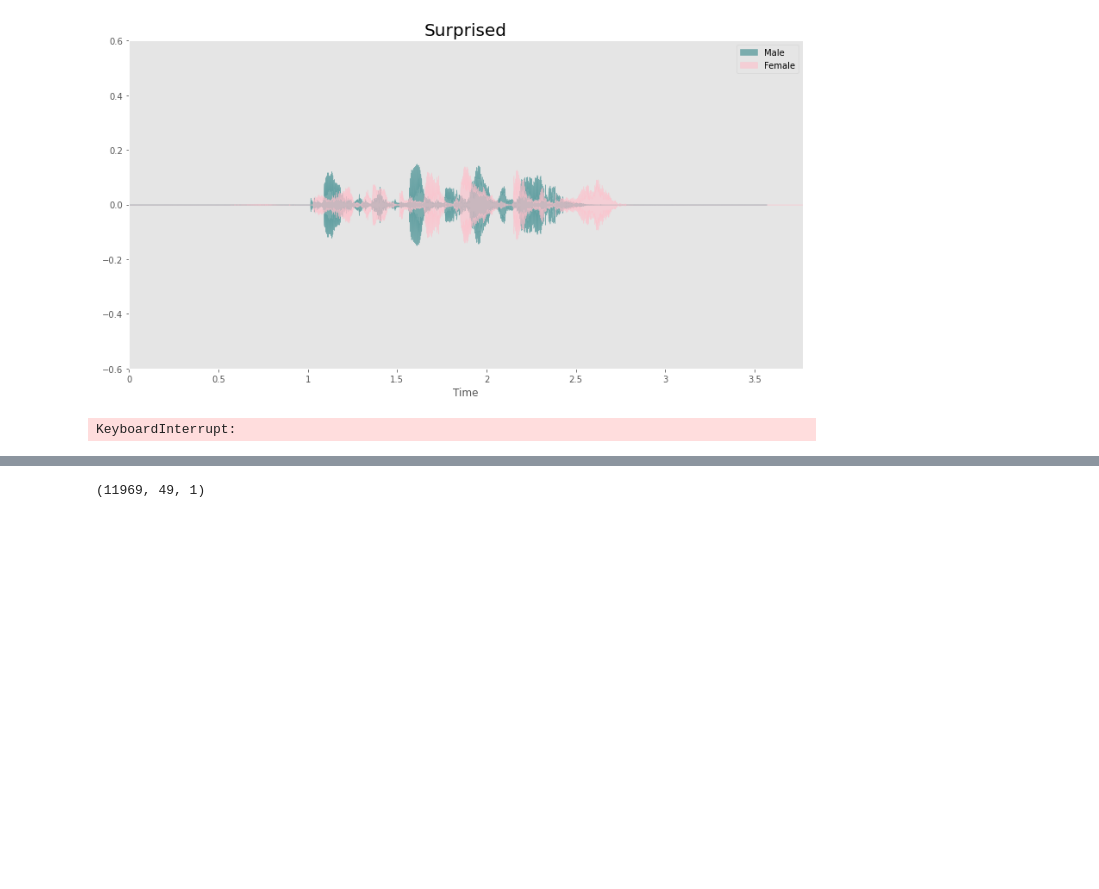
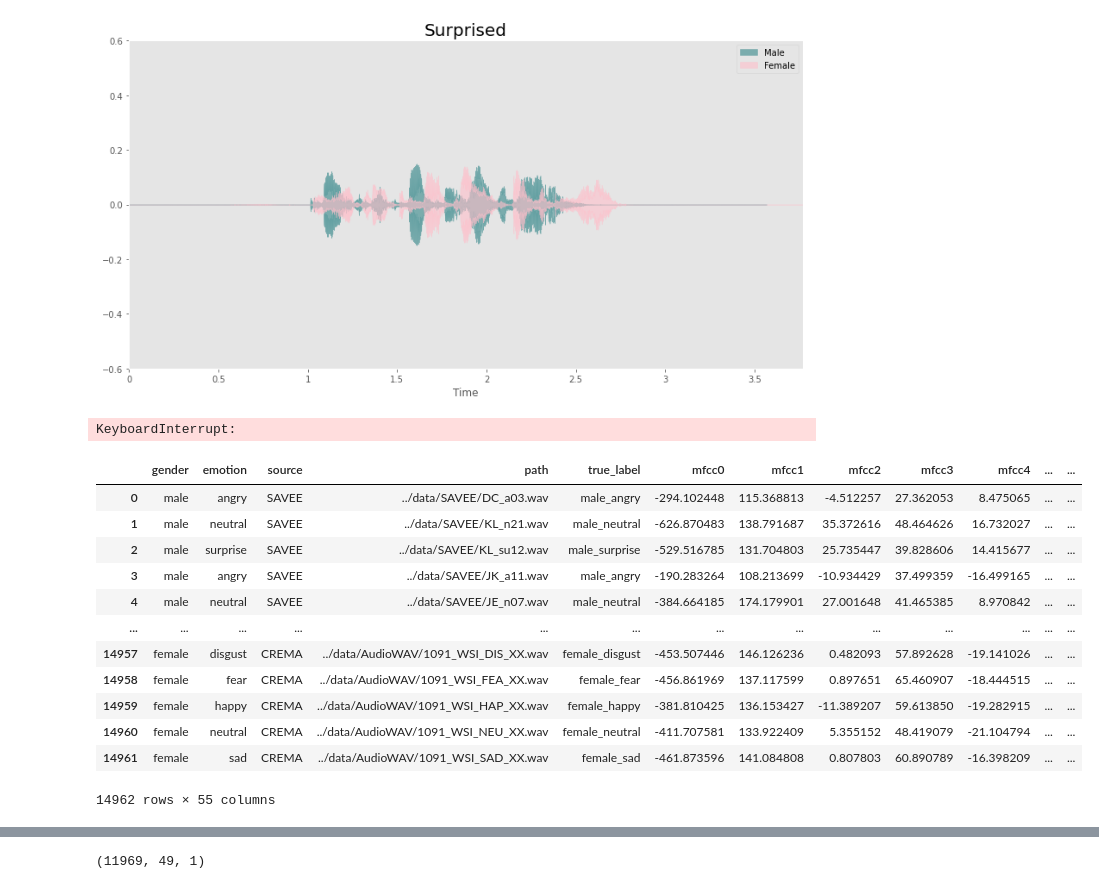
Before and after one commit to ZacharyVillarreal/Predicting-Humans-Affectively, a Jupyter notebook: src/Audio/Audio_Processing.ipynb, the cells around one changed output, grey strips where cells are left out. Drawn from its saved outputs; the diff is of its cells as text; code cells hidden in the pictures; blank space fills up the shorter version.

```diff
--- a/src/Audio/Audio_Processing.ipynb
+++ b/src/Audio/Audio_Processing.ipynb
@@ -184,6 +189,22 @@ from python_speech_features import mfcc, logfbank
 # df1.to_csv("mfcc_audio_df.csv",index=False)
 # %%
 df1 = pd.read_csv('../../data/mfcc_audio_df.csv')
+# %%
+df1
+# %% [output]
+|  | gender | emotion | source | path | true_label | mfcc0 | mfcc1 | mfcc2 | mfcc3 | mfcc4 | ... | ... |
+| 0 | male | angry | SAVEE | ../data/SAVEE/DC_a03.wav | male_angry | -294.102448 | 115.368813 | -4.512257 | 27.362053 | 8.475065 | ... | ... |
+| 1 | male | neutral | SAVEE | ../data/SAVEE/KL_n21.wav | male_neutral | -626.870483 | 138.791687 | 35.372616 | 48.464626 | 16.732027 | ... | ... |
+| 2 | male | surprise | SAVEE | ../data/SAVEE/KL_su12.wav | male_surprise | -529.516785 | 131.704803 | 25.735447 | 39.828606 | 14.415677 | ... | ... |
+| 3 | male | angry | SAVEE | ../data/SAVEE/JK_a11.wav | male_angry | -190.283264 | 108.213699 | -10.934429 | 37.499359 | -16.499165 | ... | ... |
+| 4 | male | neutral | SAVEE | ../data/SAVEE/JE_n07.wav | male_neutral | -384.664185 | 174.179901 | 27.001648 | 41.465385 | 8.970842 | ... | ... |
+| ... | ... | ... | ... | ... | ... | ... | ... | ... | ... | ... | ... | ... |
+| 14957 | female | disgust | CREMA | ../data/AudioWAV/1091_WSI_DIS_XX.wav | female_disgust | -453.507446 | 146.126236 | 0.482093 | 57.892628 | -19.141026 | ... | ... |
+| 14958 | female | fear | CREMA | ../data/AudioWAV/1091_WSI_FEA_XX.wav | female_fear | -456.861969 | 137.117599 | 0.897651 | 65.460907 | -18.444515 | ... | ... |
+| 14959 | female | happy | CREMA | ../data/AudioWAV/1091_WSI_HAP_XX.wav | female_happy | -381.810425 | 136.153427 | -11.389207 | 59.613850 | -19.282915 | ... | ... |
+| 14960 | female | neutral | CREMA | ../data/AudioWAV/1091_WSI_NEU_XX.wav | female_neutral | -411.707581 | 133.922409 | 5.355152 | 48.419079 | -21.104794 | ... | ... |
+| 14961 | female | sad | CREMA | ../data/AudioWAV/1091_WSI_SAD_XX.wav | female_sad | -461.873596 | 141.084808 | 0.807803 | 60.890789 | -16.398209 | ... | ... |
+14962 rows × 55 columns
 # %%
 df3 = df1.drop(['gender','emotion','source','path', 'true_label'], axis = 1)
 y = df1.true_label
```
Also changed, not shown: parts of 11 cells of this notebook, 27 other files.
